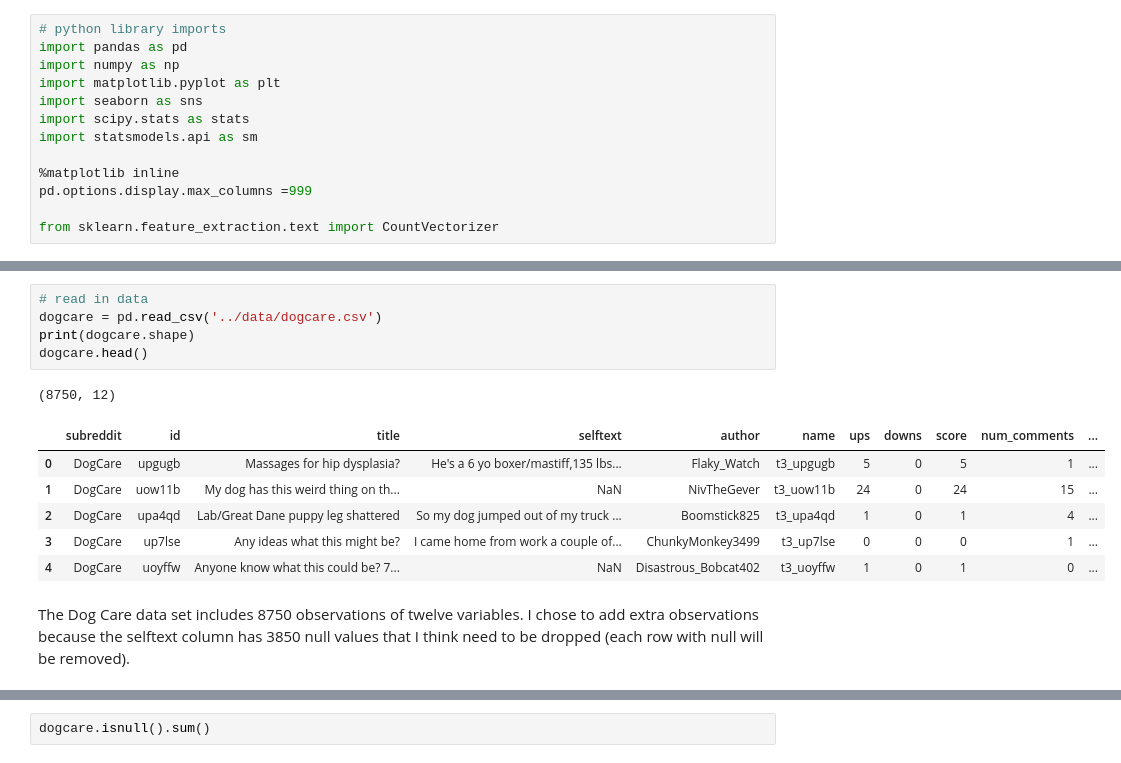
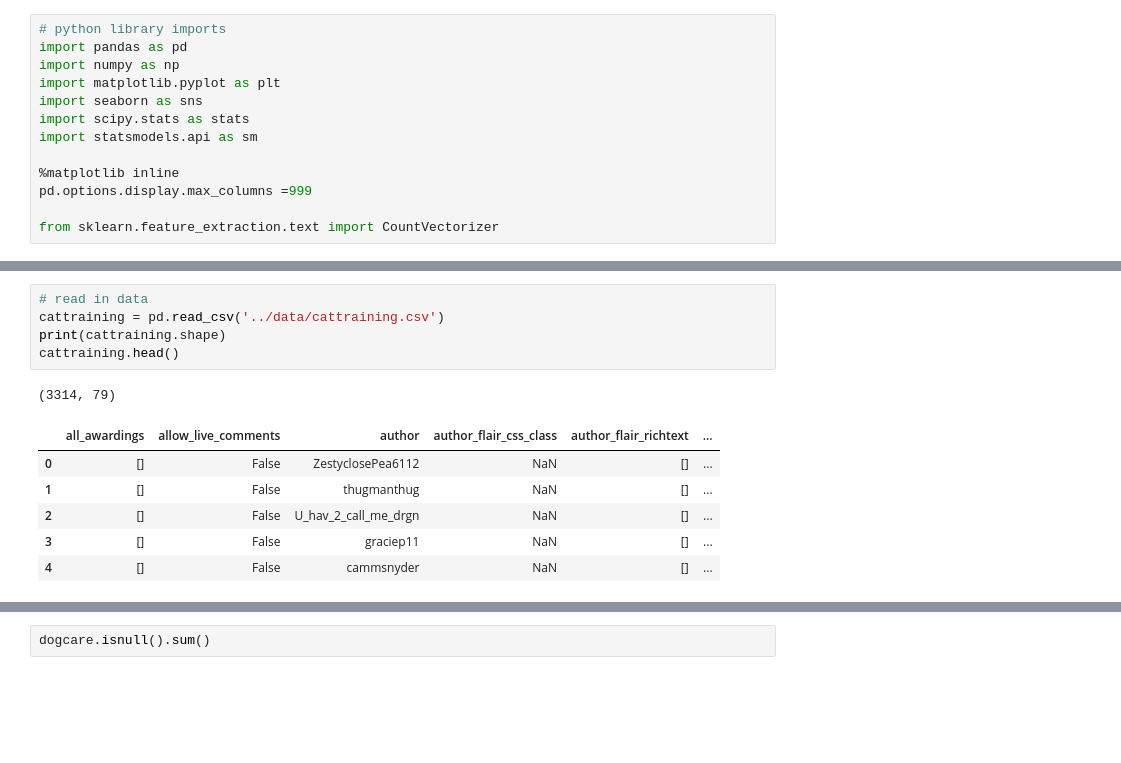
Before and after one commit to brandiehatch/project-3, a Jupyter notebook: code/project-3-hatch-eda.ipynb, the cells around one changed output, grey strips where cells are left out. Cells and saved outputs as stored; diff of their text form; blank space fills up the shorter version.

```diff
--- a/code/project-3-hatch-eda.ipynb
+++ b/code/project-3-hatch-eda.ipynb
@@ -112,16 +117,14 @@ over_18           bool
 dtype: object
 # %%
 # read in data
-dogcare = pd.read_csv('../data/dogcare.csv')
-print(dogcare.shape)
-dogcare.head()
+cattraining = pd.read_csv('../data/cattraining.csv')
+print(cattraining.shape)
+cattraining.head()
 # %% [output]
-(8750, 12)
+(3314, 79)
-|  | subreddit | id | title | selftext | author | name | ups | downs | score | num_comments | ... |
-| 0 | DogCare | upgugb | Massages for hip dysplasia? | He's a 6 yo boxer/mastiff,135 lbs... | Flaky_Watch | t3_upgugb | 5 | 0 | 5 | 1 | ... |
-| 1 | DogCare | uow11b | My dog has this weird thing on th... | NaN | NivTheGever | t3_uow11b | 24 | 0 | 24 | 15 | ... |
-| 2 | DogCare | upa4qd | Lab/Great Dane puppy leg shattered | So my dog jumped out of my truck ... | Boomstick825 | t3_upa4qd | 1 | 0 | 1 | 4 | ... |
-| 3 | DogCare | up7lse | Any ideas what this might be? | I came home from work a couple of... | ChunkyMonkey3499 | t3_up7lse | 0 | 0 | 0 | 1 | ... |
-| 4 | DogCare | uoyffw | Anyone know what this could be? 7... | NaN | Disastrous_Bobcat402 | t3_uoyffw | 1 | 0 | 1 | 0 | ... |
+|  | all_awardings | allow_live_comments | author | author_flair_css_class | author_flair_richtext | ... |
+| 0 | [] | False | ZestyclosePea6112 | NaN | [] | ... |
+| 1 | [] | False | thugmanthug | NaN | [] | ... |
+| 2 | [] | False | U_hav_2_call_me_drgn | NaN | [] | ... |
+| 3 | [] | False | graciep11 | NaN | [] | ... |
+| 4 | [] | False | cammsnyder | NaN | [] | ... |
-# %% [markdown]
-The Dog Care data set includes 8750 observations of twelve variables. I chose to add extra observations because the selftext column has 3850 null values that I think need to be dropped (each row with null will be removed).
```
Also changed, not shown: parts of 12 cells of this notebook, 15 other files.
